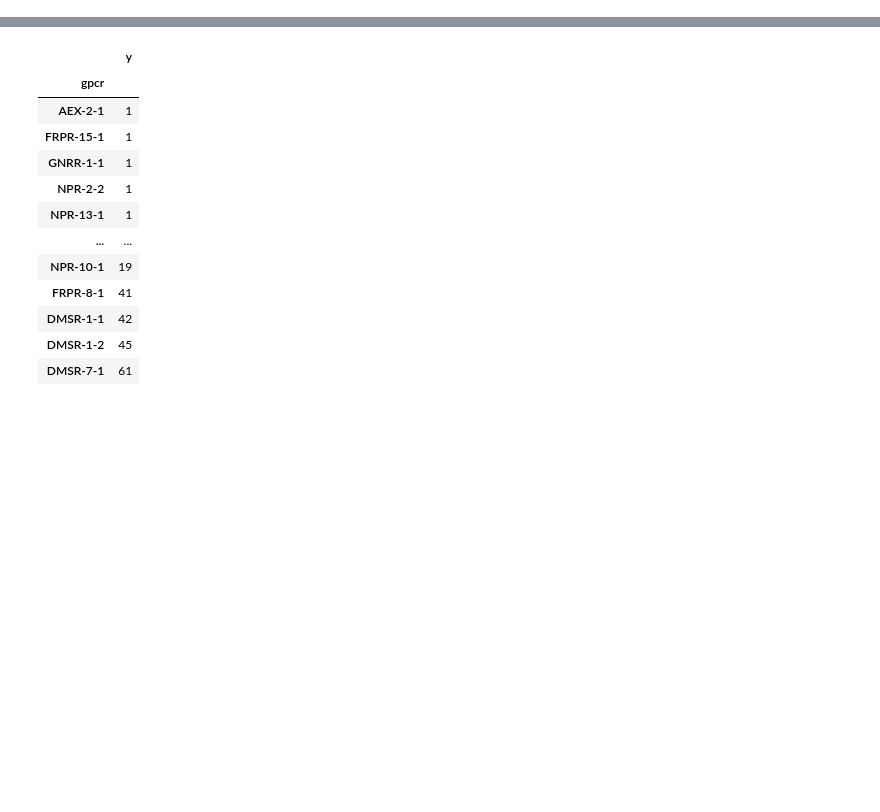
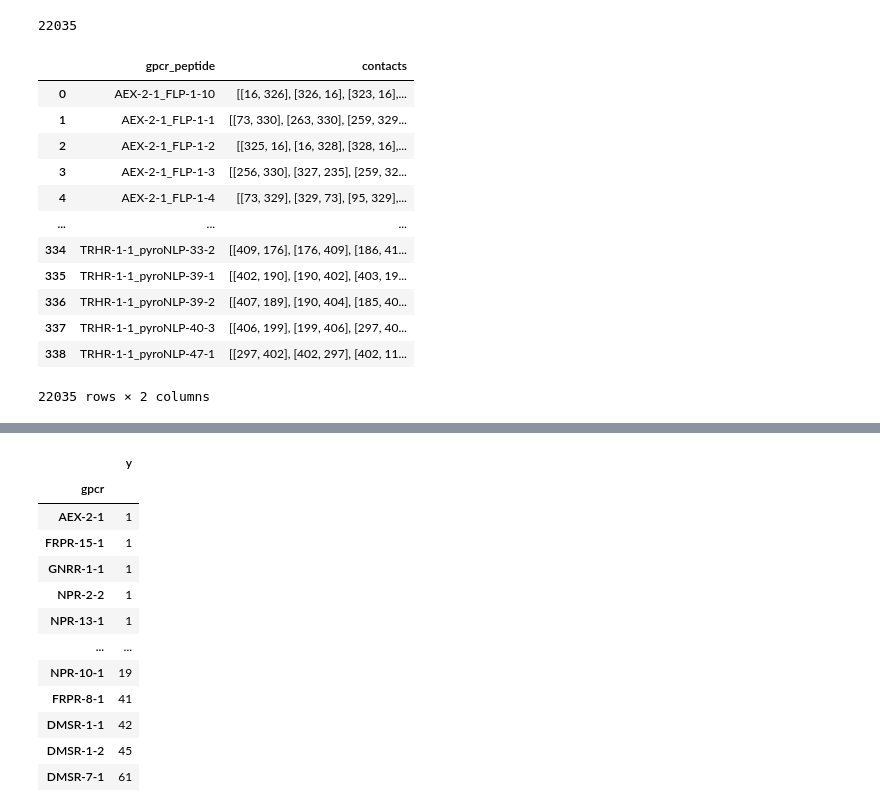
Before and after one commit to Zebreu/DeorphaNN, a Jupyter notebook: DeorphaNN_training.ipynb, the cells around one changed output, grey strips where cells are left out. Cells and saved outputs as stored; diff of their text form; code cells hidden in the pictures; blank space fills up the shorter version.

```diff
--- a/DeorphaNN_training.ipynb
+++ b/DeorphaNN_training.ipynb
@@ -192,0 +153,20 @@ gpcr_hits_bonds = pd.merge(gpcr_hits, total_interactions, how='left', on='path')
+# %%
+len(allcontacts_new)
+# %% [output]
+22035
+# %%
+allcontacts_new
+# %% [output]
+|  | gpcr_peptide | contacts |
+| 0 | AEX-2-1_FLP-1-10 | [[16, 326], [326, 16], [323, 16],... |
+| 1 | AEX-2-1_FLP-1-1 | [[73, 330], [263, 330], [259, 329... |
+| 2 | AEX-2-1_FLP-1-2 | [[325, 16], [16, 328], [328, 16],... |
+| 3 | AEX-2-1_FLP-1-3 | [[256, 330], [327, 235], [259, 32... |
+| 4 | AEX-2-1_FLP-1-4 | [[73, 329], [329, 73], [95, 329],... |
+| ... | ... | ... |
+| 334 | TRHR-1-1_pyroNLP-33-2 | [[409, 176], [176, 409], [186, 41... |
+| 335 | TRHR-1-1_pyroNLP-39-1 | [[402, 190], [190, 402], [403, 19... |
+| 336 | TRHR-1-1_pyroNLP-39-2 | [[407, 189], [190, 404], [185, 40... |
+| 337 | TRHR-1-1_pyroNLP-40-3 | [[406, 199], [199, 406], [297, 40... |
+| 338 | TRHR-1-1_pyroNLP-47-1 | [[297, 402], [402, 297], [402, 11... |
+22035 rows × 2 columns
```
Also changed, not shown: parts of 60 cells of this notebook.
